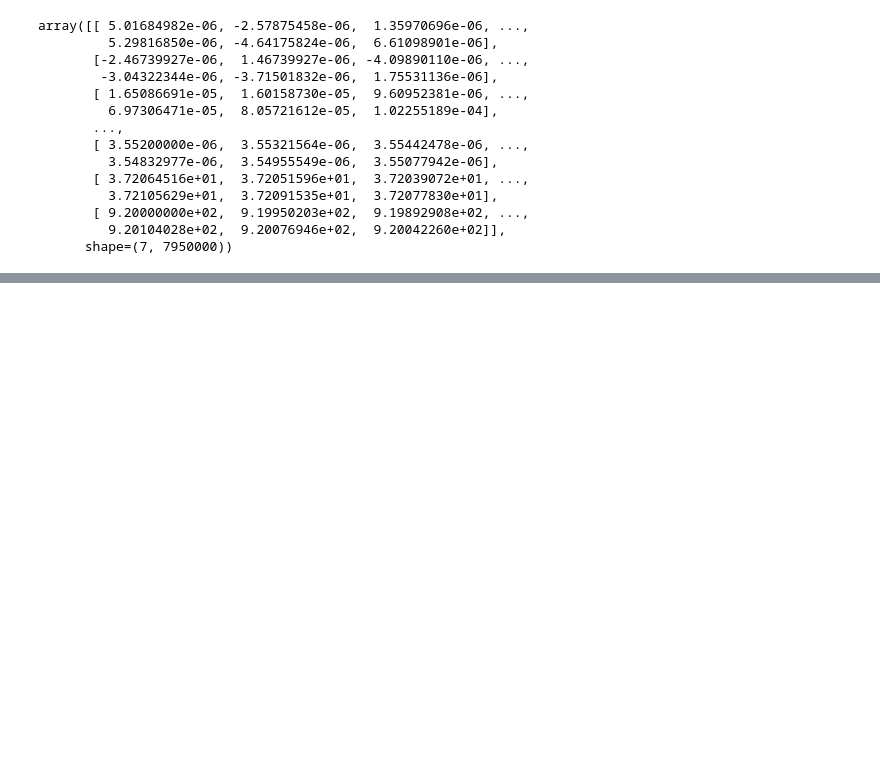
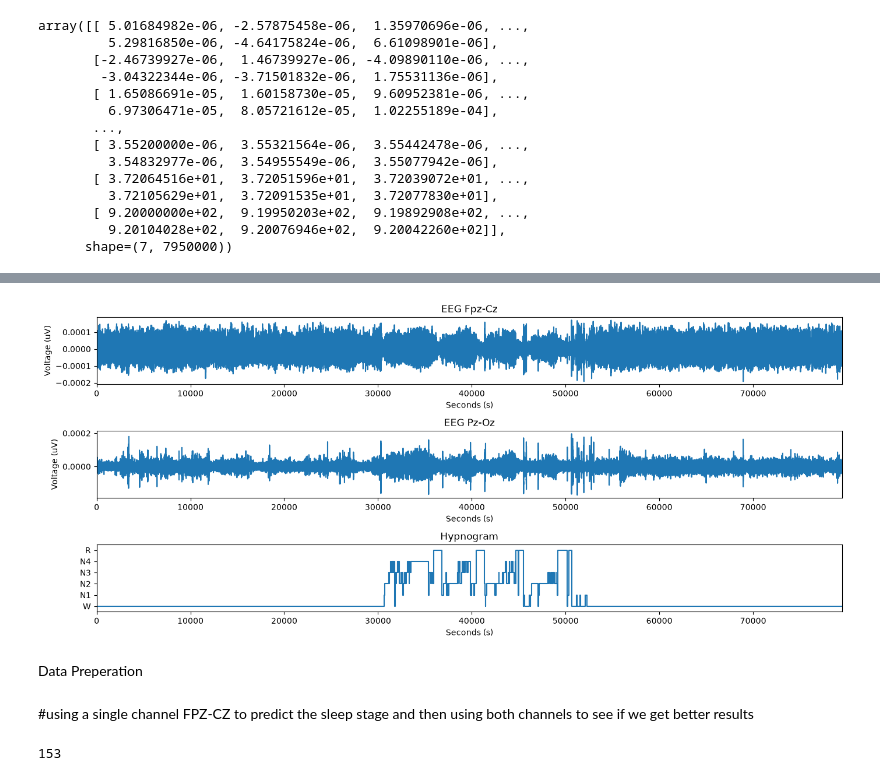
Before and after one commit to cybeuu/StageSleep, a Jupyter notebook: main.ipynb, the cells around one changed output, grey strips where cells are left out. Saved outputs shown, nothing was run; the diff lists cells and outputs as text; code cells hidden in the pictures; blank space fills up the shorter version.

```diff
--- a/main.ipynb
+++ b/main.ipynb
@@ -84,0 +115,2 @@ plt.plot(eeg_channel1)
+# %%
+annotations = mne.read_annotations(hypnogram_files[0])
@@ -84,0 +180,59 @@ plt.plot(eeg_channel1)
+# %%
+fig, axs = plt.subplots(nrows=3, ncols=1, figsize=(14,6))
+
+fs = 100
+N = 7950000
+
+# Axis 1 - EEG
+x = np.arange(N) / fs
+
+axs[0].plot(x, eeg_data[0][:N])
+axs[0].set_title(eeg_channels[0])
+axs[0].set_xlabel('Seconds (s)')
+axs[0].set_ylabel('Voltage (uV)')
+
+axs[0].set_xlim(0, N/fs)
+
+# Axis 2 - EEG
+x = np.arange(N) / fs
+
+axs[1].plot(x, eeg_data[1][:N])
+axs[1].set_title(eeg_channels[1])
+axs[1].set_xlabel('Seconds (s)')
+axs[1].set_ylabel('Voltage (uV)')
+
+axs[1].set_xlim(0, N/fs)
+
+# Axis 3 - Hypnogram
+t_end = N / fs
+
+stage_map = {'Sleep stage W': 0, 'Sleep stage 1': 1, 'Sleep stage 2': 2, 'Sleep stage 3': 3, 'Sleep stage 4': 4, 'Sleep stage R': 5}
+
+x, y = [], []
+for o, d, s in zip(annotations.onset, annotations.duration, annotations.description):
+    start, end = max(o, 0), min(o + d, t_end)
+    stage = stage_map.get(s, np.nan)
+    x += [start, end]
+    y += [stage, stage]
+
+axs[2].step(x, y, where='post')
+axs[2].set_xlim(0, t_end)
+axs[2].set_ylim(-0.5, 5.5)
+axs[2].set_yticks([0,1,2,3,4,5])
+axs[2].set_yticklabels(['W','N1','N2','N3', 'N4', 'R'])
+axs[2].set_xlabel('Seconds (s)')
+axs[2].set_title('Hypnogram')
+
+plt.tight_layout()
+# %% [output]
+[figure, added]
+# %% [markdown]
+Data Preperation
+# %% [markdown]
+#using a single channel FPZ-CZ to predict the sleep stage and then using both channels to see if we get better results
+# %%
+len(psg_files)
+
+# 153!! too much it will blow up the ram!
+# %% [output]
+153
```
Also changed, not shown: parts of 12 cells of this notebook, 1 other file.
